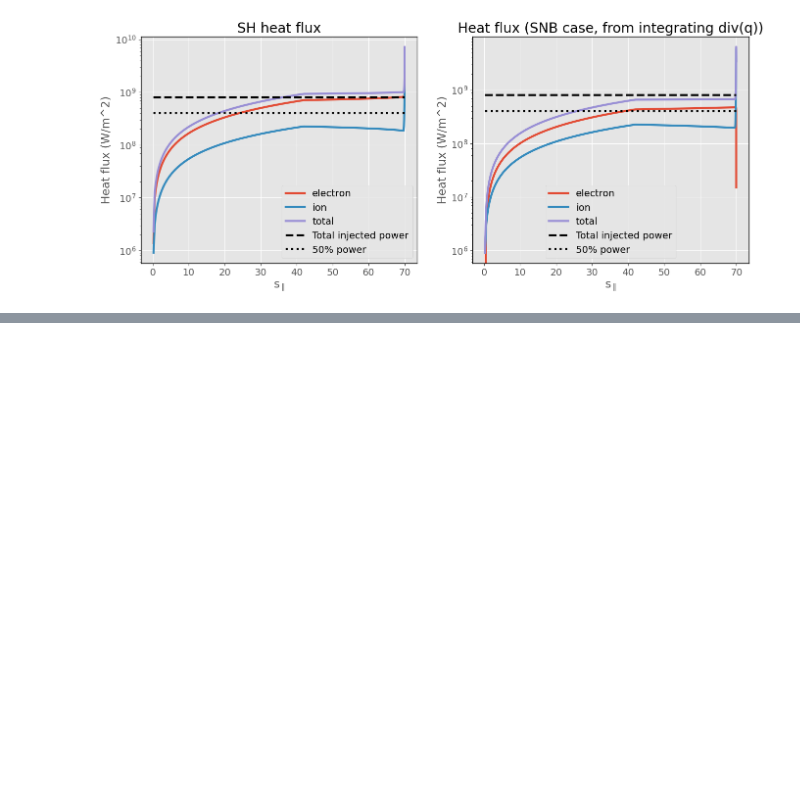
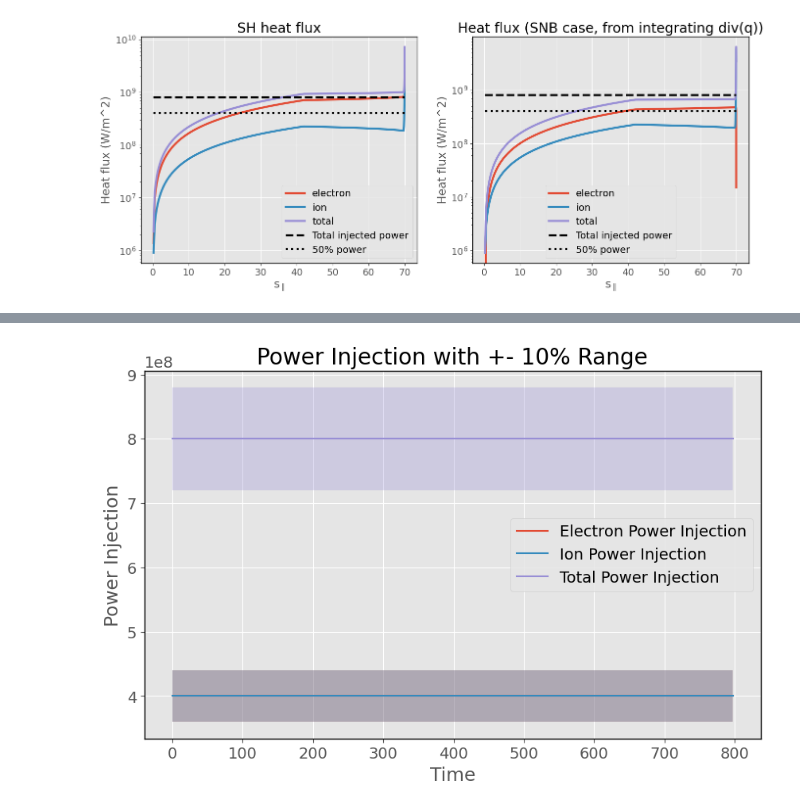
Before and after one commit to PoloidalLloyd/notebooks, a Jupyter notebook: hermes-3/flux_limit/2024_05_09_non_local_group_meeting.ipynb, the cells around one changed output, grey strips where cells are left out. Drawn from its saved outputs; the diff is of its cells as text; code cells hidden in the pictures; blank space fills up the shorter version.

```diff
--- a/hermes-3/flux_limit/2024_05_09_non_local_group_meeting.ipynb
+++ b/hermes-3/flux_limit/2024_05_09_non_local_group_meeting.ipynb
@@ -173,3 +208,22 @@ ax[1].legend()
+# %%
+# Plotting power injection
+plt.figure(figsize=(10, 6))
+plt.plot(power_injection_electrons, label='Electron Power Injection')
+plt.plot(power_injection_ions, label='Ion Power Injection')
+plt.plot(power_injection_total, label='Total Power Injection')
+
+# Plotting +- 10% range
+plt.fill_between(range(len(power_injection_electrons)), power_injection_electrons*0.9, power_injection_electrons*1.1, alpha=0.3)
+plt.fill_between(range(len(power_injection_ions)), power_injection_ions*0.9, power_injection_ions*1.1, alpha=0.3)
+plt.fill_between(range(len(power_injection_total)), power_injection_total*0.9, power_injection_total*1.1, alpha=0.3)
+
+plt.xlabel('Time')
+plt.ylabel('Power Injection')
+plt.title('Power Injection with +- 10% Range')
+plt.legend()
+plt.show()
+# %% [output]
+[figure, added]
 # %%
 sh = ds[(ds['alpha'] == 'SH') & (ds['neon_frac'] == 0.0)]
 
```
Also changed, not shown: parts of 2 cells of this notebook, 5 other files.
